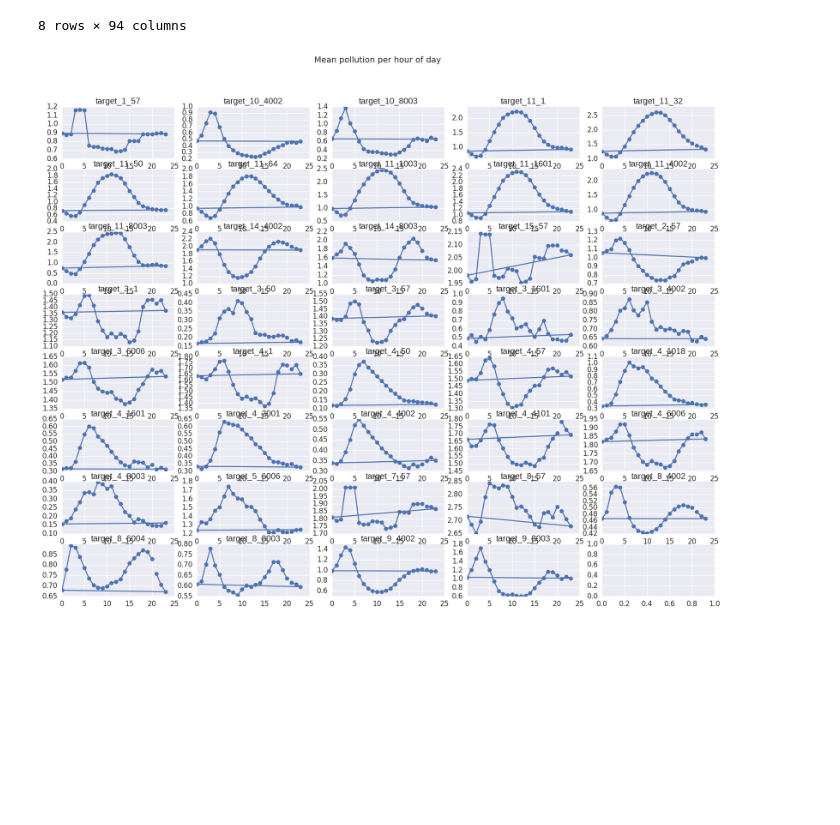
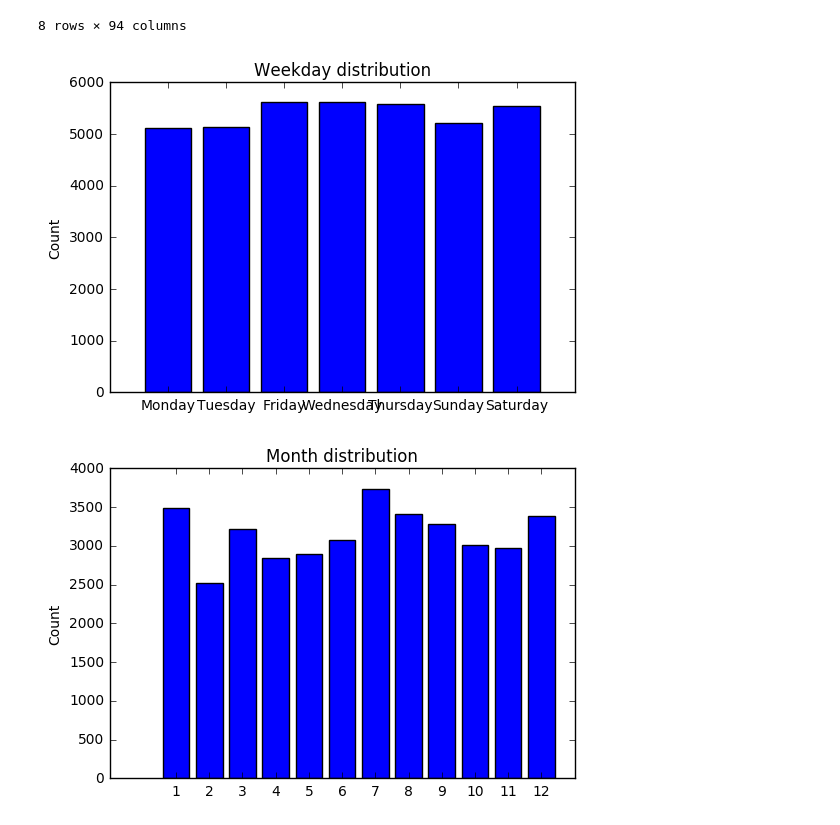
Before and after one commit to ginberg/mlcapstone, a Jupyter notebook: airquality.ipynb, the cells around one changed output. Drawn from its saved outputs; the diff is of its cells as text; code cells hidden in the pictures; blank space fills up the shorter version.

```diff
--- a/airquality.ipynb
+++ b/airquality.ipynb
@@ -52,46 +52,10 @@ display(df.describe())
 | max | 55368.000000 | 210.000000 | 192.000000 | 12.000000 | 23.000000 | 1.430000 | ... |
 8 rows × 94 columns
 # %%
-#util.plotFeature(df['weekday'].value_counts().to_dict(), 'Weekday distribution')
-#util.plotFeature(df['month_most_common'].value_counts().to_dict(), 'Month distribution')
+# Visual analysis
+
+util.plotFeature(df['weekday'].value_counts().to_dict(), 'Weekday distribution')
+util.plotFeature(df['month_most_common'].value_counts().to_dict(), 'Month distribution')
+# %% [output]
+[figure, added]
+[figure, added]
-# %%
-#data[pd.notnull(data['target_1_57'])].shape
-
-# features = df.columns.values
-# targets = [col for col in features if 'target' in col]
-# targets
-
-# target_data = df[targets]
-#data[pd.notnull(data[targets])].shape
-#target_data.dropna(how='all')
-#util.plotFeatures(data['rowID'], data['target_1_57'])
-#util.plotHistogram(data['target_1_57'])
-
-# fig, ax = plt.subplots(nrows=8,ncols=5)
-# count = 1
-# for target in targets:
-#     d = target_data[target].dropna()
-#     plt.subplot(8,5, count)
-#     plt.hist(d)
-#     count = count + 1
-# plt.show()
-
-#TODO
-# group by hour of day
-# group by weekday
-
-features = df.columns.values
-labels = [col for col in features if 'target' in col]
-fig, ax = plt.subplots(nrows=8,ncols=5, figsize=(20, 15))
-fig.suptitle("Mean pollution per hour of day", fontsize=14)
-count = 1
-hours = df.hour.unique()
-for label in labels:
-    df_mean_by_hour = df.groupby(['hour']).mean()
-    plt.subplot(8,5, count)
-    plt.plot(hours, df_mean_by_hour[label], '-o')
-    plt.title(label)
-    count = count + 1
-plt.show()
-# %% [output]
-[figure, removed]
```
Also changed, not shown: parts of 3 cells of this notebook, 3 other files.
